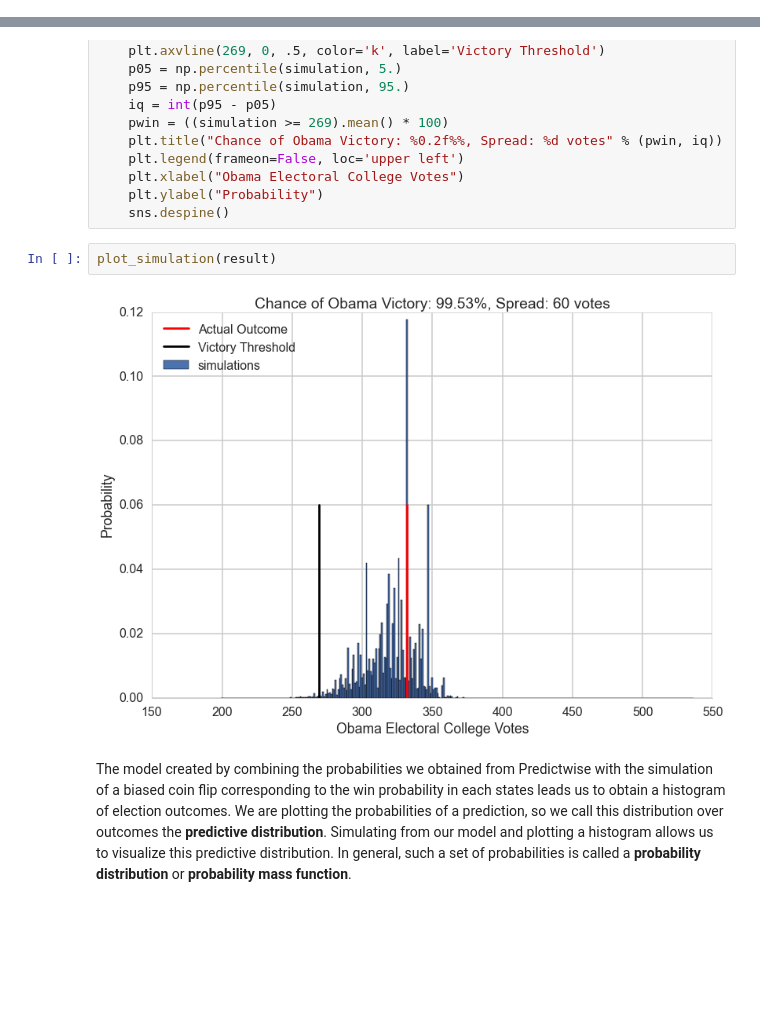
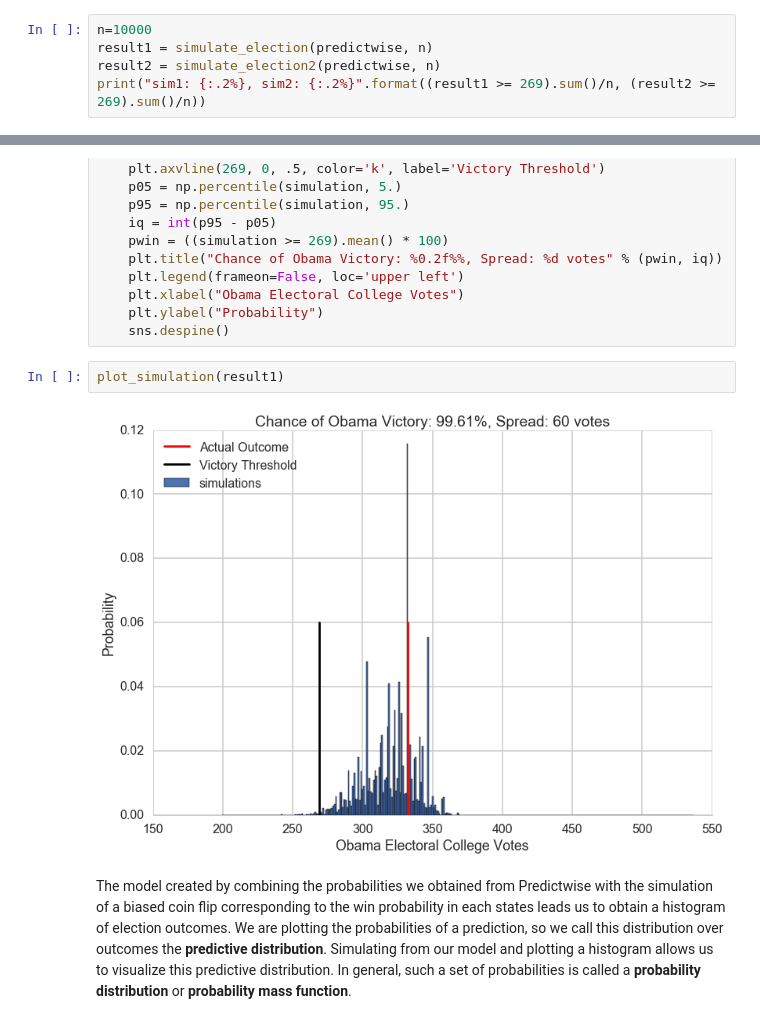
Before and after one commit to cbkmephisto/2015, a Jupyter notebook: Labs/2015lab3/Lab3-probability.ipynb, the cells around one changed output, grey strips where cells are left out. Saved outputs shown, nothing was run; the diff lists cells and outputs as text; blank space fills up the shorter version.

```diff
--- a/Labs/2015lab3/Lab3-probability.ipynb
+++ b/Labs/2015lab3/Lab3-probability.ipynb
@@ -158,0 +157,5 @@ array([328, 326, 332, ..., 334, 326, 290])
+# %%
+n=10000
+result1 = simulate_election(predictwise, n)
+result2 = simulate_election2(predictwise, n)
+print("sim1: {:.2%}, sim2: {:.2%}".format((result1 >= 269).sum()/n, (result2 >= 269).sum()/n))
@@ -182,9 +187,9 @@ def plot_simulation(simulation):
     plt.ylabel("Probability")
     sns.despine()
 # %%
-plot_simulation(result)
+plot_simulation(result1)
 # %% [output]
-[figure, old version]
+[figure, new version]
 # %% [markdown]
 The model created by combining the probabilities we obtained from Predictwise with the simulation of a biased coin flip corresponding to the win probability in each states leads us to obtain a histogram of election outcomes. We are plotting the probabilities of a prediction, so we call this distribution over outcomes the **predictive distribution**. Simulating from our model and plotting a histogram allows us to visualize this predictive distribution. In general, such a set of probabilities is called a **probability distribution** or **probability mass function**.
 # %% [markdown]
```
Also changed, not shown: parts of 8 cells of this notebook, 2 other files.
